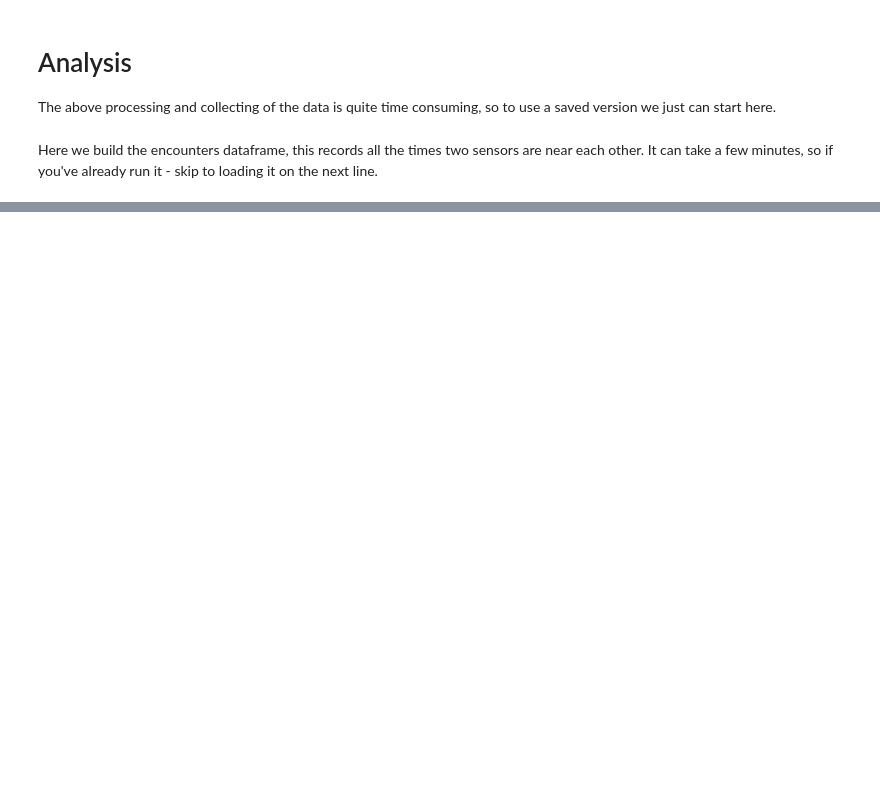
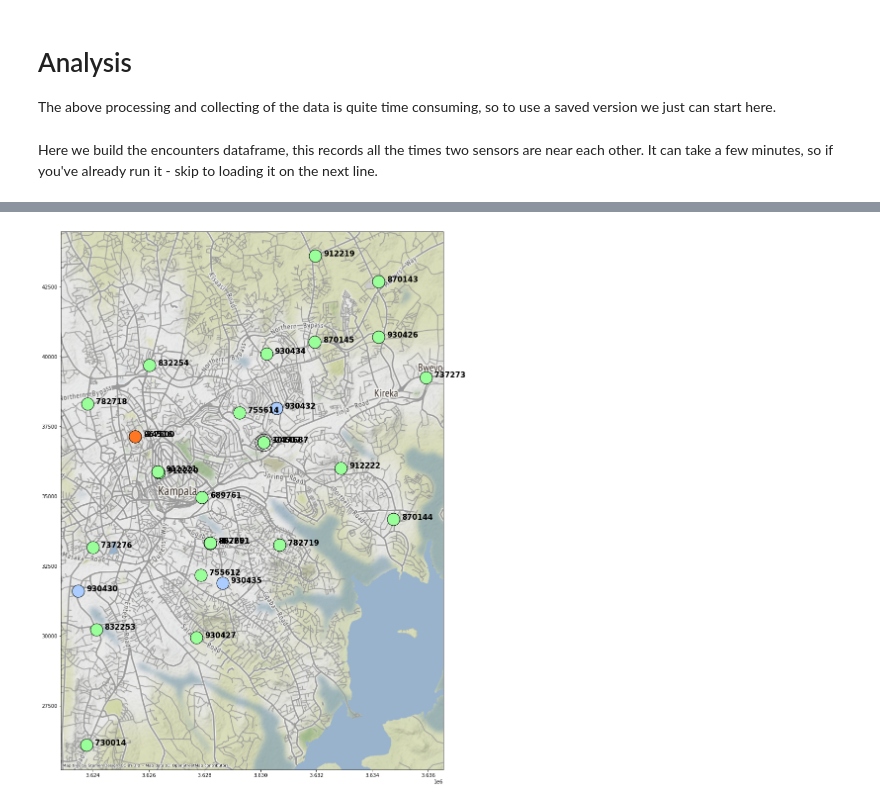
Before and after one commit to lionfish0/experimentation, a Jupyter notebook: Parse Kampala Data.ipynb, the cells around one changed output, grey strips where cells are left out. Drawn from its saved outputs; the diff is of its cells as text; code cells hidden in the pictures; blank space fills up the shorter version.

```diff
--- a/Parse Kampala Data.ipynb
+++ b/Parse Kampala Data.ipynb
@@ -125,0 +150,13 @@ pickle.dump(encounters,open('encounters_embassycopy.p','wb'))
+# %%
+unq = np.unique(df['channel_id'])
+refsensor = (unq==-24516).astype(int)
+testsensor = (unq==-24517).astype(int)
+mobile = [np.mean(np.abs(np.diff(df[df['channel_id']==sid]['x'])))>10 for sid in unq]
+# %%
+meanx,meany = np.mean(df[df['channel_id']==sid][['x','y']],0)
+# %%
+keepids = set([ 912222,  930428,  930432,  870145,  912220,  912221,  930430,
+        689761,  930427,  930435,  967601,  737276,  832253,  782718,
+        967600,  832251,  782719,  930434,  755612,  730014,      -1,
+        737273,  870144,  870143,  832254,  755614, 1014687,  -24516,
+        930426,  912219,  -24517])
@@ -125,0 +170,22 @@ pickle.dump(encounters,open('encounters_embassycopy.p','wb'))
+# %%
+boxsize = 12e3
+plt.figure(figsize=[20,20])
+for sid in unq:#
+    if sid not in keepids: continue
+    c = '#99ff99'
+    idx = np.where(unq==sid)[0][0]
+    if refsensor[idx]: c = '#ff7722'
+    if mobile[idx]: c = '#aaccff'
+
+    x,y = df[df['channel_id']==sid][['x','y']].iloc[-1]
+    if (x<meanx-boxsize) | (x>meanx+boxsize) | (y<meany-boxsize) | (y>meany+boxsize): continue
+    zorder = 1+refsensor[idx]+testsensor[idx]
+    plt.plot(x,y,'o',markersize=25,color=c,zorder=zorder,markeredgecolor='black')
+    if testsensor[idx]:
+        plt.plot(x,y,'o',markersize=35,color='none',zorder=zorder,markeredgecolor='black')
+    plt.text(x+300,y,"%d" % sid,weight='bold',fontsize=15)
+ax = plt.gca()
+ctx.add_basemap(ax,zoom=13)
+plt.savefig('networkmap.pdf')
+# %% [output]
+[figure, added]
```
Also changed, not shown: parts of 14 cells of this notebook.
